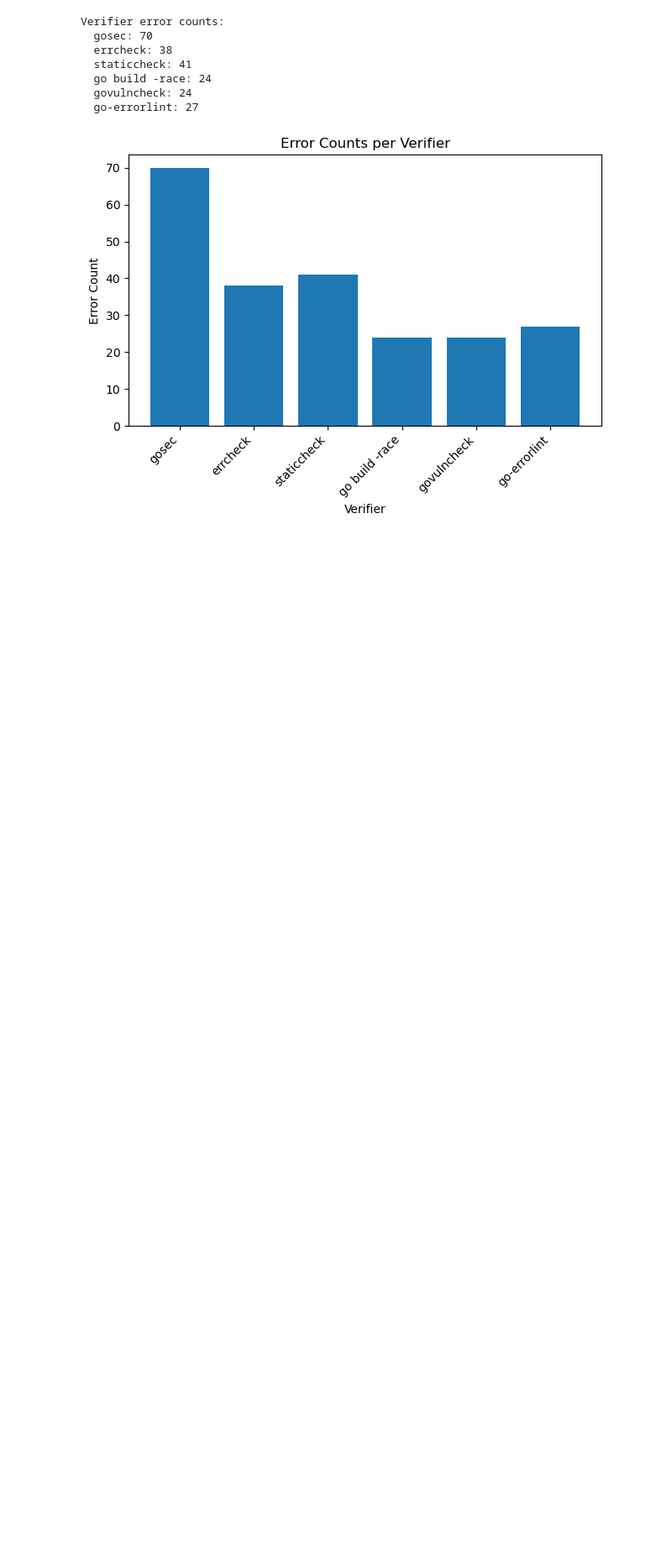
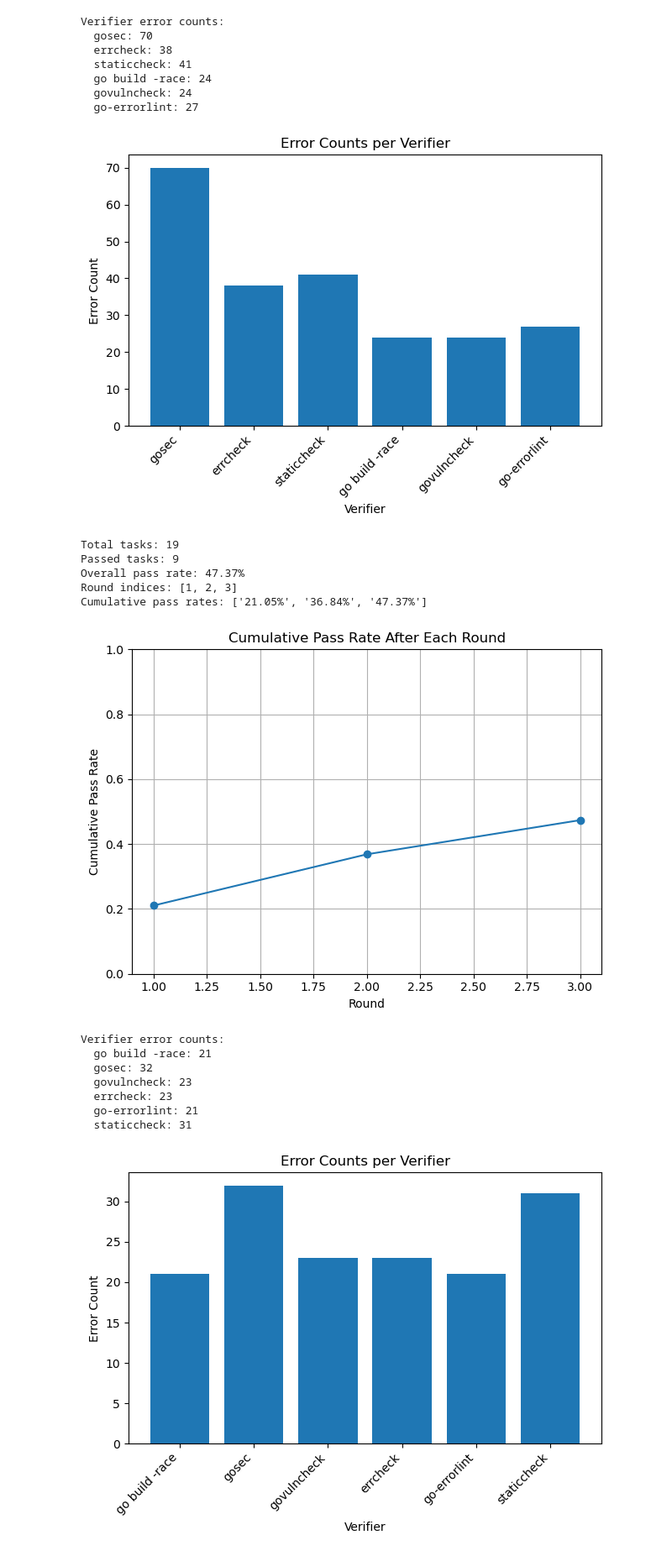
Before and after one commit to ZeSun037/go-code-generation-agency, a Jupyter notebook: src/data_analysis.ipynb, the cells around one changed output. Shown at 84% size. Saved outputs shown, nothing was run; the diff lists cells and outputs as text; code cells hidden in the pictures; blank space fills up the shorter version.

```diff
--- a/src/data_analysis.ipynb
+++ b/src/data_analysis.ipynb
@@ -271,3 +271,52 @@ Verifier error counts:
   govulncheck: 24
   go-errorlint: 27
 [figure]
+# %%
+# ==== 使用说明 ====
+# 1. 把下面的 folder_path 改成你的 .json 文件所在的目录
+# 2. 运行本 cell，即可看到：
+#    - 总任务数、通过任务数、总通过率
+#    - 每轮之后的累计通过率折线图
+#    - 每种 verifier 报错数量的柱状图
+
+folder_path = "/home/fanbao/291P/go-code-generation-agency/benchmark/concurrency/results/meta"  # TODO: 改成你的实际路径，例如 "benchmark/concurrency/results"
+
+records = load_json_files(folder_path)
+
+if not records:
+    print("No valid JSON records found. Check folder_path.")
+else:
+    # 1. 总通过率（最终 pass）
+    rate, passed, total = compute_overall_pass_rate(records)
+    print(f"Total tasks: {total}")
+    print(f"Passed tasks: {passed}")
+    print(f"Overall pass rate: {rate:.2%}")
+
+    # 2. 每轮之后的累计通过率折线图
+    round_indices, cumulative_rates = compute_cumulative_pass_rate_by_round(records)
+    if round_indices:
+        print("Round indices:", round_indices)
+        print("Cumulative pass rates:", [f"{r:.2%}" for r in cumulative_rates])
+        plot_pass_rate_by_round(round_indices, cumulative_rates)
+
+    # 3. 每种 verifier 报错数量柱状图
+    verifier_counter = count_verifier_errors(records)
+    print("Verifier error counts:")
+    for v, c in verifier_counter.items():
+        print(f"  {v}: {c}")
+    plot_verifier_error_counts(verifier_counter)
+# %% [output]
+Total tasks: 19
+Passed tasks: 9
+Overall pass rate: 47.37%
+Round indices: [1, 2, 3]
+Cumulative pass rates: ['21.05%', '36.84%', '47.37%']
+[figure, added]
+Verifier error counts:
+  go build -race: 21
+  gosec: 32
+  govulncheck: 23
+  errcheck: 23
+  go-errorlint: 21
+  staticcheck: 31
+[figure, added]
```
Also changed, not shown: 22 other files.
